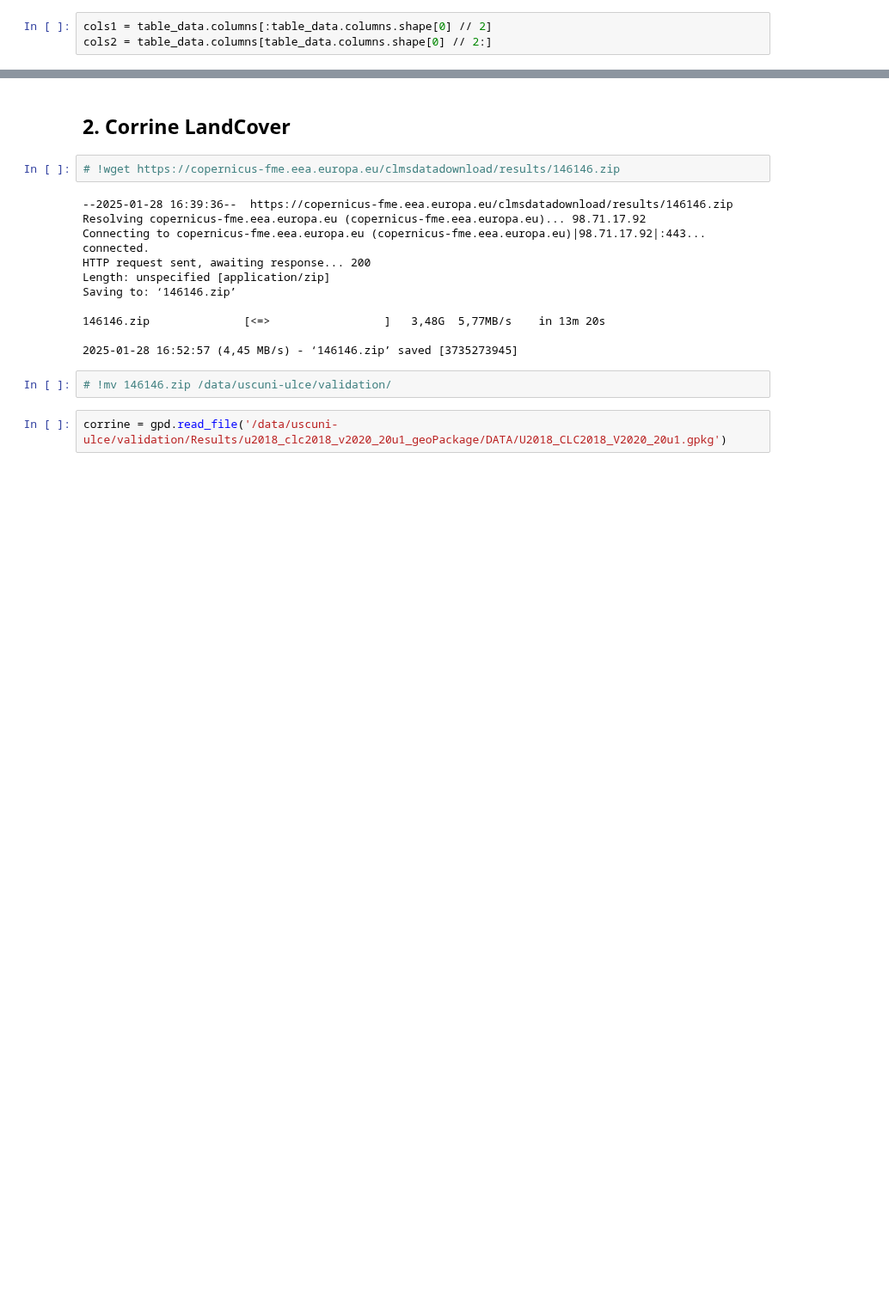
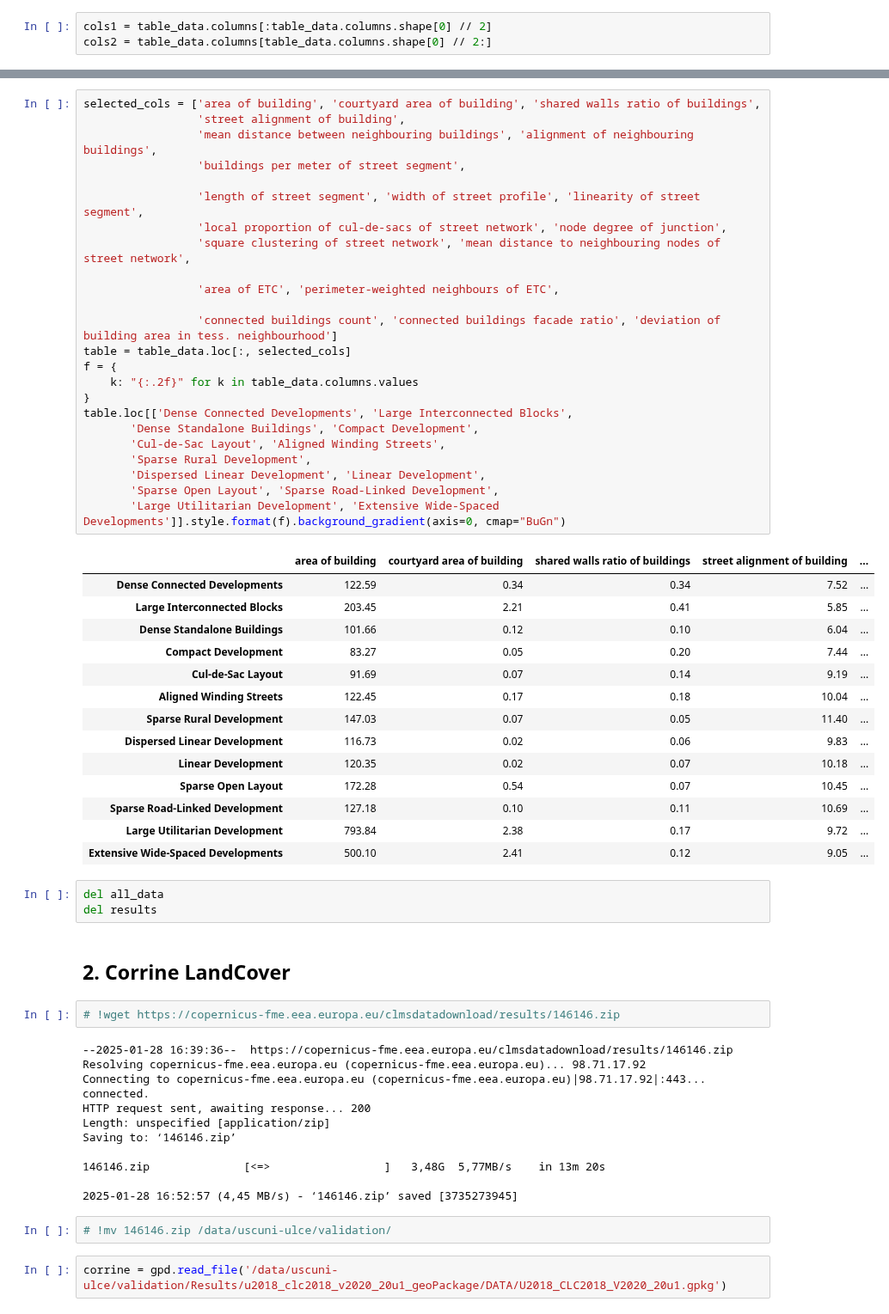
Before and after one commit to uscuni/urban_taxonomy, a Jupyter notebook: code/comparisons.ipynb, the cells around one changed output, grey strips where cells are left out. Shown at 86% size. Drawn from its saved outputs; the diff is of its cells as text; blank space fills up the shorter version.

Commit message:
results init

```diff
--- a/code/comparisons.ipynb
+++ b/code/comparisons.ipynb
@@ -211,3 +259,45 @@ table_data.style.format(f).background_gradient(axis=0, cmap="BuGn")
+# %%
+selected_cols = ['area of building', 'courtyard area of building', 'shared walls ratio of buildings',
+                 'street alignment of building',
+                 'mean distance between neighbouring buildings', 'alignment of neighbouring buildings',
+                 'buildings per meter of street segment',
+
+                 'length of street segment', 'width of street profile', 'linearity of street segment',
+                 'local proportion of cul-de-sacs of street network', 'node degree of junction',
+                 'square clustering of street network', 'mean distance to neighbouring nodes of street network',
+
+                 'area of ETC', 'perimeter-weighted neighbours of ETC',
+
+                 'connected buildings count', 'connected buildings facade ratio', 'deviation of building area in tess. neighbourhood']
+table = table_data.loc[:, selected_cols]
+f = {
+    k: "{:.2f}" for k in table_data.columns.values
+}
+table.loc[['Dense Connected Developments', 'Large Interconnected Blocks',
+       'Dense Standalone Buildings', 'Compact Development',
+       'Cul-de-Sac Layout', 'Aligned Winding Streets',
+       'Sparse Rural Development',
+       'Dispersed Linear Development', 'Linear Development',
+       'Sparse Open Layout', 'Sparse Road-Linked Development',
+       'Large Utilitarian Development', 'Extensive Wide-Spaced Developments']].style.format(f).background_gradient(axis=0, cmap="BuGn")
+# %% [output]
+|  | area of building | courtyard area of building | shared walls ratio of buildings | street alignment of building | ... |
+| Dense Connected Developments | 122.59 | 0.34 | 0.34 | 7.52 | ... |
+| Large Interconnected Blocks | 203.45 | 2.21 | 0.41 | 5.85 | ... |
+| Dense Standalone Buildings | 101.66 | 0.12 | 0.10 | 6.04 | ... |
+| Compact Development | 83.27 | 0.05 | 0.20 | 7.44 | ... |
+| Cul-de-Sac Layout | 91.69 | 0.07 | 0.14 | 9.19 | ... |
+| Aligned Winding Streets | 122.45 | 0.17 | 0.18 | 10.04 | ... |
+| Sparse Rural Development | 147.03 | 0.07 | 0.05 | 11.40 | ... |
+| Dispersed Linear Development | 116.73 | 0.02 | 0.06 | 9.83 | ... |
+| Linear Development | 120.35 | 0.02 | 0.07 | 10.18 | ... |
+| Sparse Open Layout | 172.28 | 0.54 | 0.07 | 10.45 | ... |
+| Sparse Road-Linked Development | 127.18 | 0.10 | 0.11 | 10.69 | ... |
+| Large Utilitarian Development | 793.84 | 2.38 | 0.17 | 9.72 | ... |
+| Extensive Wide-Spaced Developments | 500.10 | 2.41 | 0.12 | 9.05 | ... |
+# %%
+del all_data
+del results
 # %% [markdown]
 ## 2. Corrine LandCover
 # %%
```
Also changed, not shown: parts of 10 cells of this notebook.
